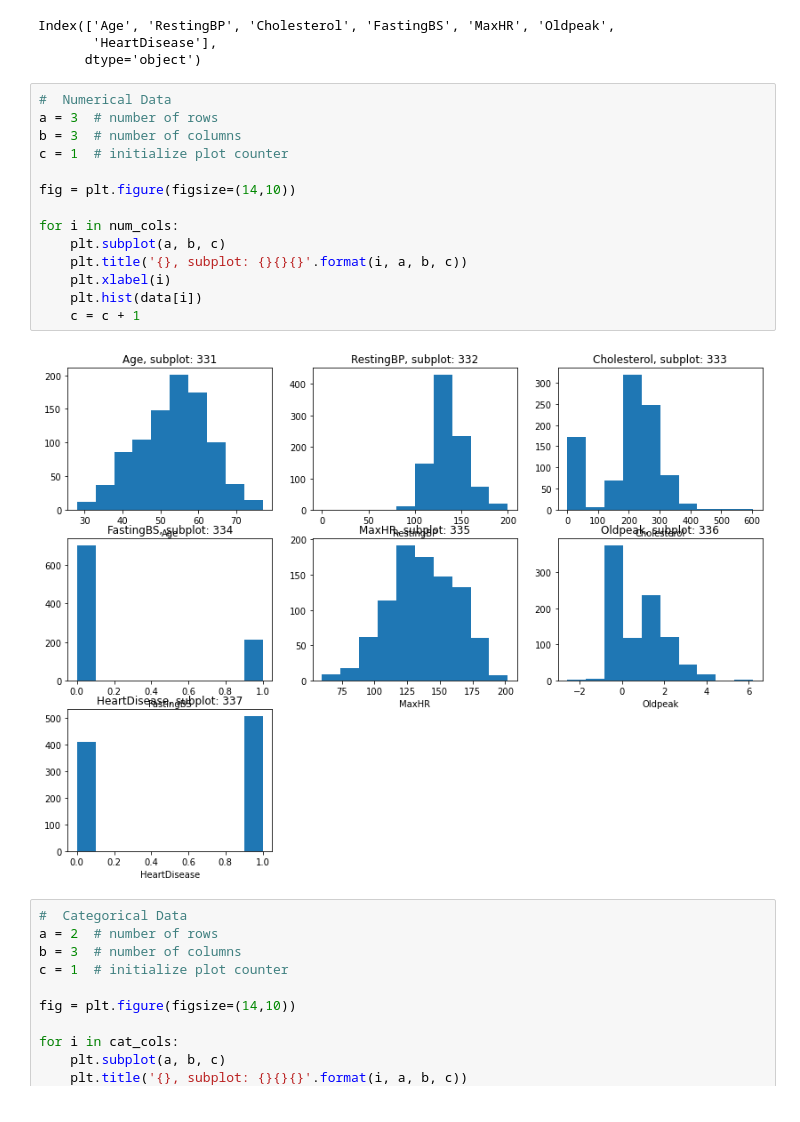
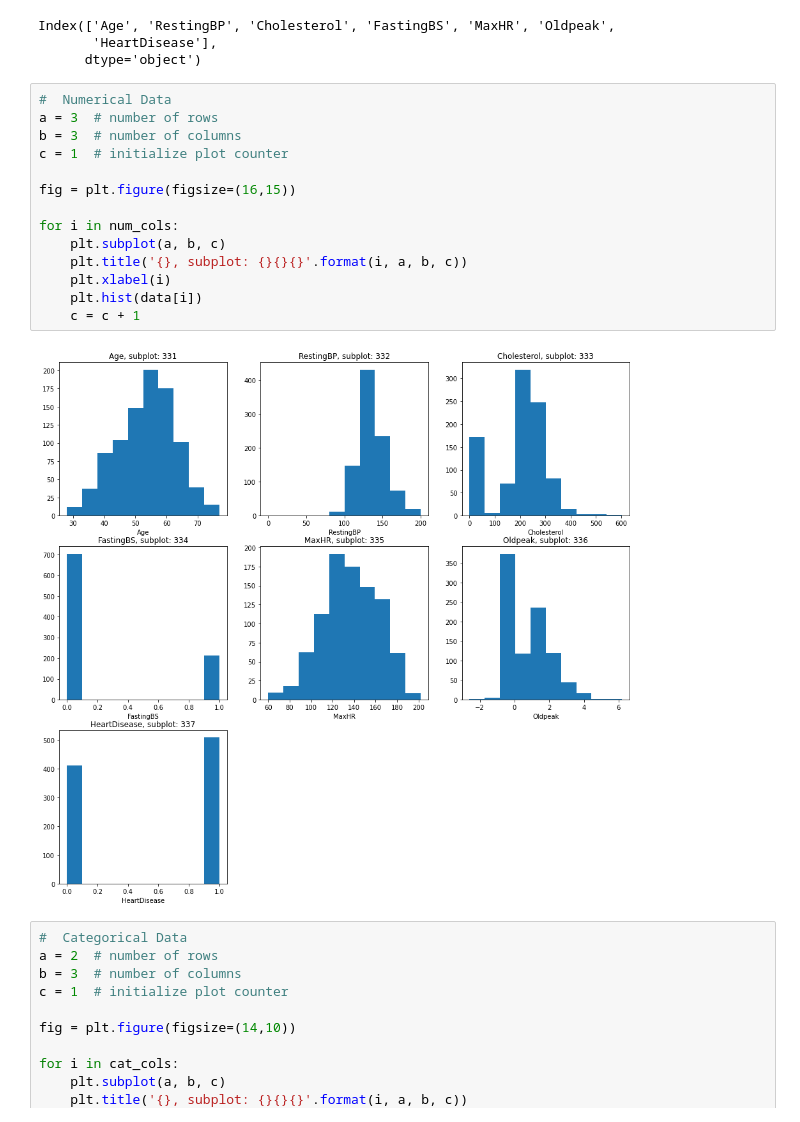
Before and after one commit to albertopuentes/small-side-projects, a Jupyter notebook: HeartDiseasePrediction.ipynb, the cells around one changed output. Saved outputs shown, nothing was run; the diff lists cells and outputs as text.

```diff
--- a/HeartDiseasePrediction.ipynb
+++ b/HeartDiseasePrediction.ipynb
@@ -160,19 +160,19 @@ Index(['Age', 'RestingBP', 'Cholesterol', 'FastingBS', 'MaxHR', 'Oldpeak',
 # %%
 #  Numerical Data
 a = 3  # number of rows
 b = 3  # number of columns
 c = 1  # initialize plot counter
 
-fig = plt.figure(figsize=(14,10))
+fig = plt.figure(figsize=(16,15))
 
 for i in num_cols:
     plt.subplot(a, b, c)
     plt.title('{}, subplot: {}{}{}'.format(i, a, b, c))
     plt.xlabel(i)
     plt.hist(data[i])
     c = c + 1
 # %% [output]
-[figure, old version]
+[figure, new version]
 # %%
 #  Categorical Data
 a = 2  # number of rows
```
